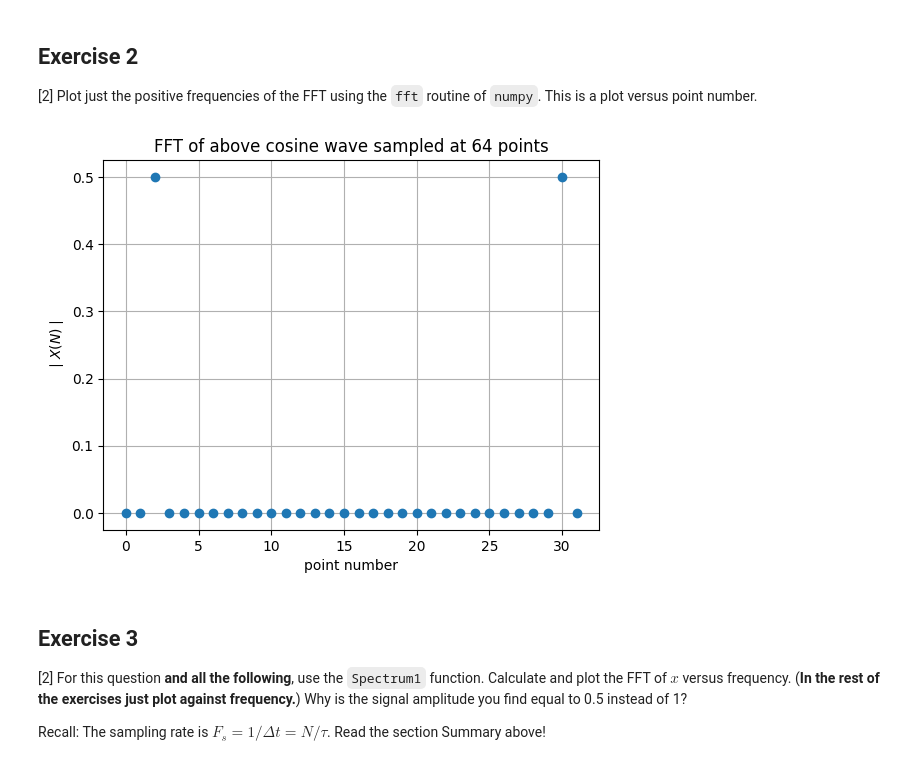
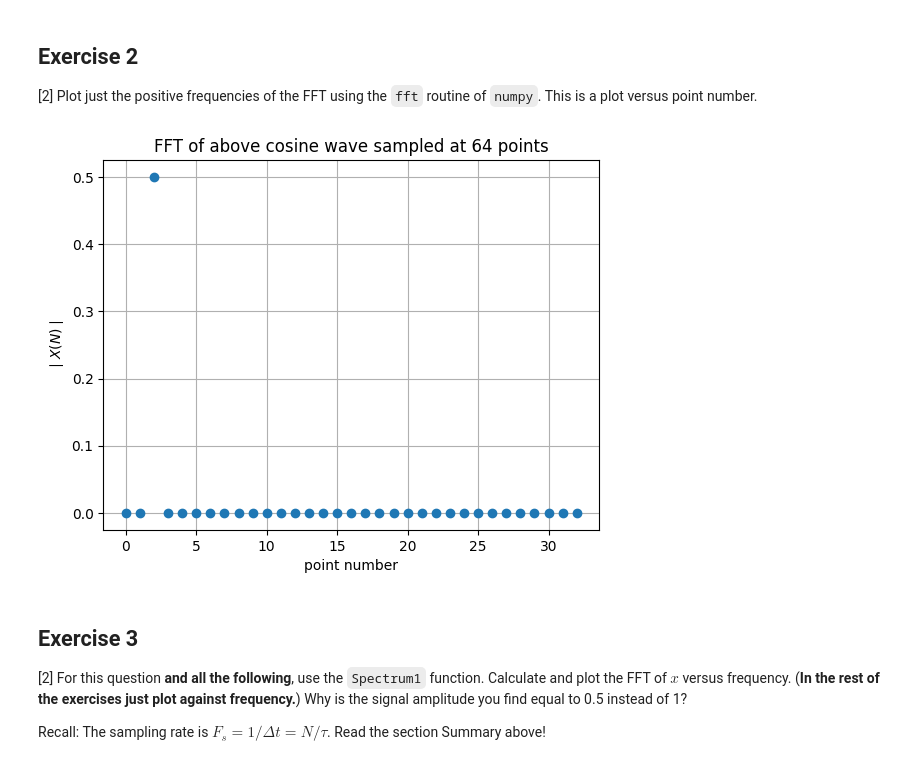
Before and after one commit to PX2145-2025/week-10-b-Luscombe-Charlie, a Jupyter notebook: FFT.ipynb, the cells around one changed output. Drawn from its saved outputs; the diff is of its cells as text; code cells hidden in the pictures.

```diff
--- a/FFT.ipynb
+++ b/FFT.ipynb
@@ -321,13 +321,13 @@ plt.grid()
 [2] Plot just the positive frequencies of the FFT using the `fft` routine of `numpy`. This is a plot versus point number.
 # %%
 X = fft(x)/N # fft and normalise
-plt.plot(abs(X)[x>0],'o')
-plt.title('FFT of above cosine wave sampled at '+str(N)+' points')
+plt.plot(X[0:N//2+1],'o')
+plt.title('FFT of above cosine wave sampled at '+str(N)+' points');
 plt.xlabel('point number')
 plt.ylabel('$\mid X(N)\mid$')
 plt.grid()
 # %% [output]
-[figure, old version]
+[figure, new version]
 # %% [markdown]
 ## Exercise 3
 
```
Also changed, not shown: parts of 5 cells of this notebook.
